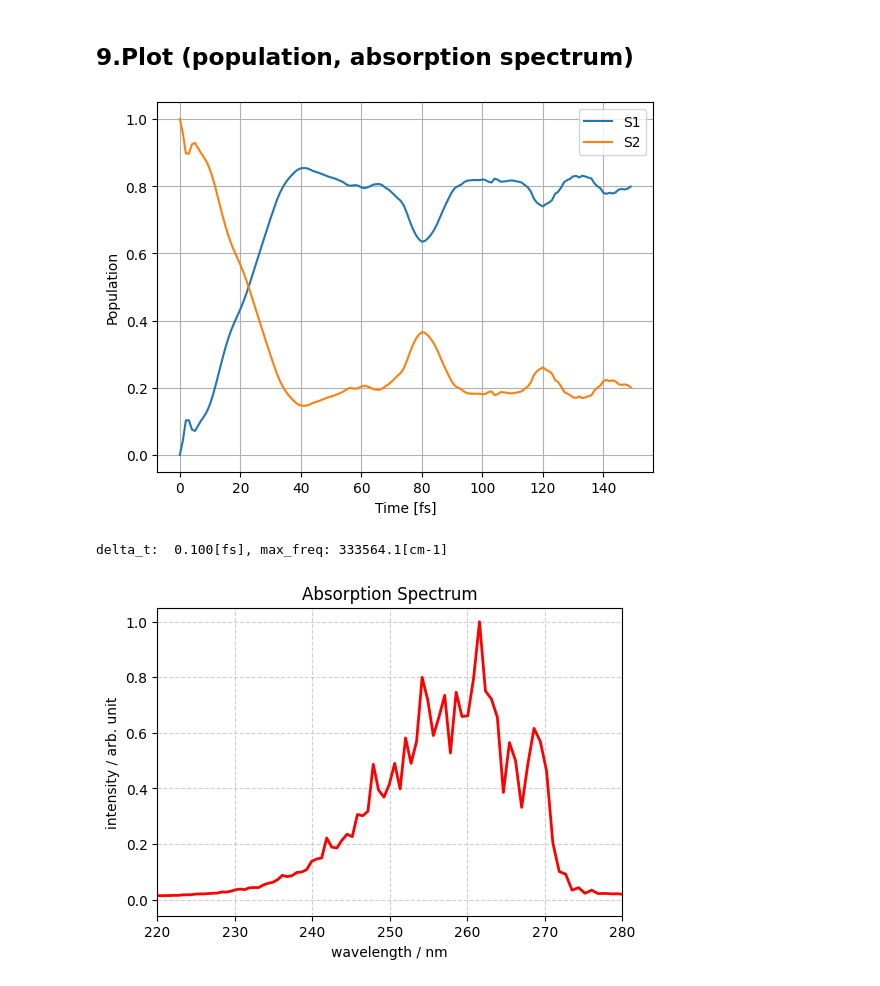
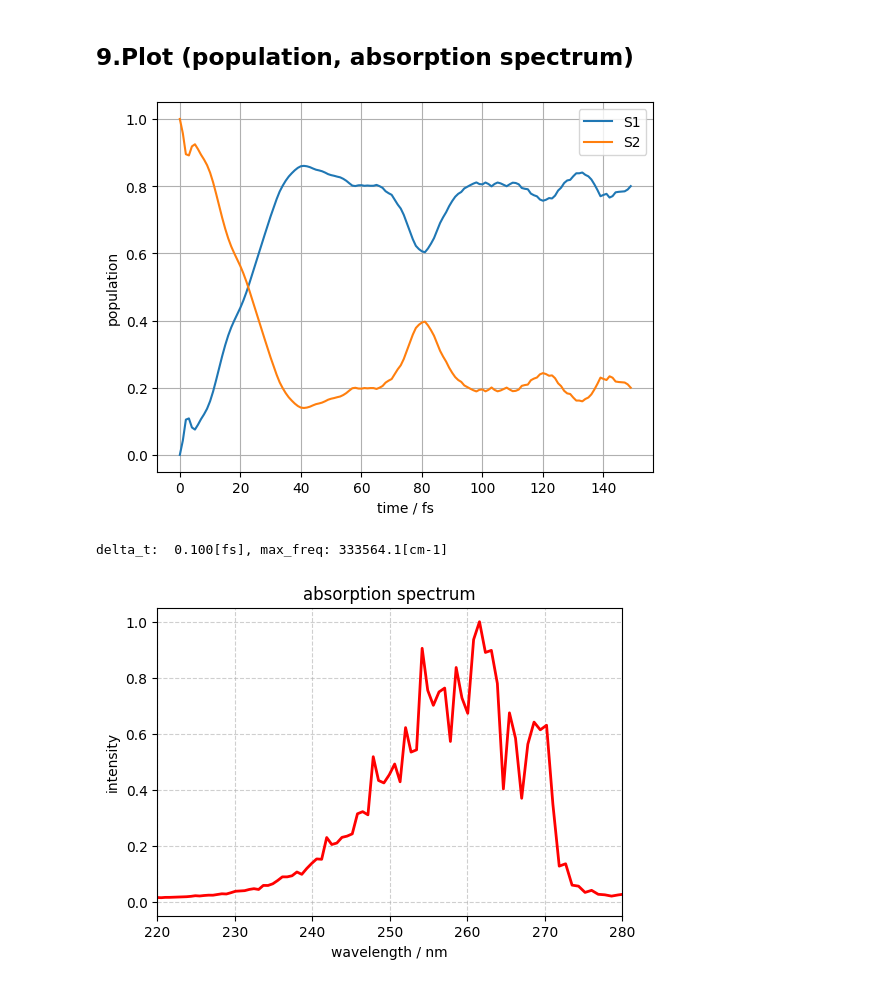
Before and after one commit to QCLovers/PyTDSCF, a Jupyter notebook: docs/notebook/pyrazine-qvc.ipynb, the cells around one changed output. Saved outputs shown, nothing was run; the diff lists cells and outputs as text; code cells hidden in the pictures.

Commit message:
fix: correct parameter(0.4320->0.4230), update axis titles, and reference link

```diff
--- a/docs/notebook/pyrazine-qvc.ipynb
+++ b/docs/notebook/pyrazine-qvc.ipynb
@@ -394,15 +394,15 @@ with nc.Dataset("pyrazine_prop/reduced_density.nc", "r") as file:
     ]
     time_data = file.variables["time"][:]
 # %%
-plt.ylabel("Population")
-plt.xlabel("Time [fs]")
+plt.ylabel("population")
+plt.xlabel("time / fs")
 plt.plot(time_data, density_data_real[:, 0, 0], label="S1")
 plt.plot(time_data, density_data_real[:, 1, 1 ], label="S2")
 plt.grid()
 plt.legend()
 plt.show()
 # %% [output]
-[figure, old version]
+[figure, new version]
 # %%
 # omega : taken from https://pubs.aip.org/aip/jcp/article-abstract/110/2/936/475747
 omega = [
@@ -412,33 +412,33 @@ omega = [
     0.0873, 0.1669, 0.1891, 0.3769,         # B3g (6b, 3, 8b, 7b)
     0.0423, 0.1190,                         # Au (16a, 17a)
     0.1266, 0.1408, 0.1840, 0.3734,         # B1u (12, 18a, 19a, 13)
     0.1318, 0.1425, 0.1756, 0.3798,         # B2u (18b, 14, 19b, 20b)
     0.0521, 0.0973                          # B3u (16b, 11)
 ]
 
 E_0 = 0.5*sum(omega)-(3.94+4.89)/2 #experimental data (eV) : taken from https://doi.org/10.1063/1.466618
 time, autocorr = pytdscf.spectra.load_autocorr(
     "pyrazine_prop/autocorr.dat"
 )
 
 def h(t,tau = 150):
     return np.exp(-np.abs(t)/tau)
 
 freq, intensity = pytdscf.spectra.ifft_autocorr(time, autocorr * h(time), E_shift=E_0,window="cos")
 
 # (cm^-1) -> (nm)
 mask = freq > 0
 wavelength_nm = 1e7 / freq[mask]
 intensity_masked = intensity[mask]
 
 plt.figure(figsize=(6, 4))
 plt.plot(wavelength_nm, intensity_masked/ np.max(intensity_masked), color='red', lw=2)
 plt.xlabel('wavelength / nm')
-plt.ylabel('intensity / arb. unit')
-plt.title('Absorption Spectrum')
+plt.ylabel('intensity')
+plt.title('absorption spectrum')
 plt.xlim(220, 280)
 plt.grid(True, linestyle='--', alpha=0.6)
 plt.show()
 # %% [output]
 delta_t:  0.100[fs], max_freq: 333564.1[cm-1]
-[figure, old version]
+[figure, new version]
```
Also changed, not shown: parts of 4 cells of this notebook.
